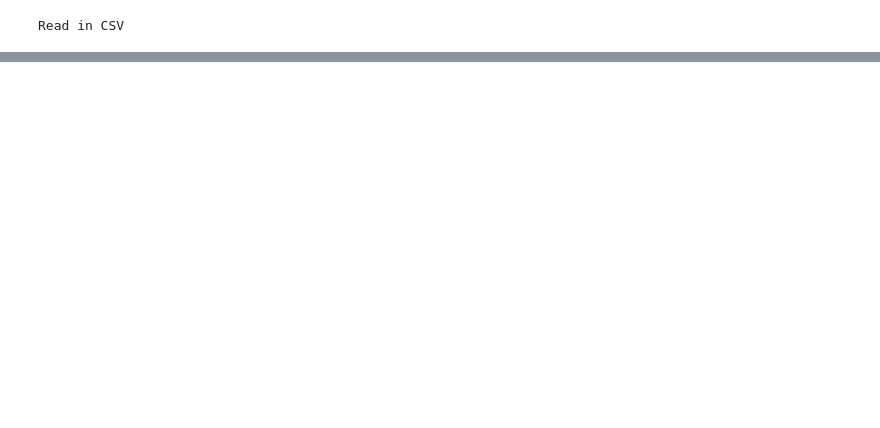
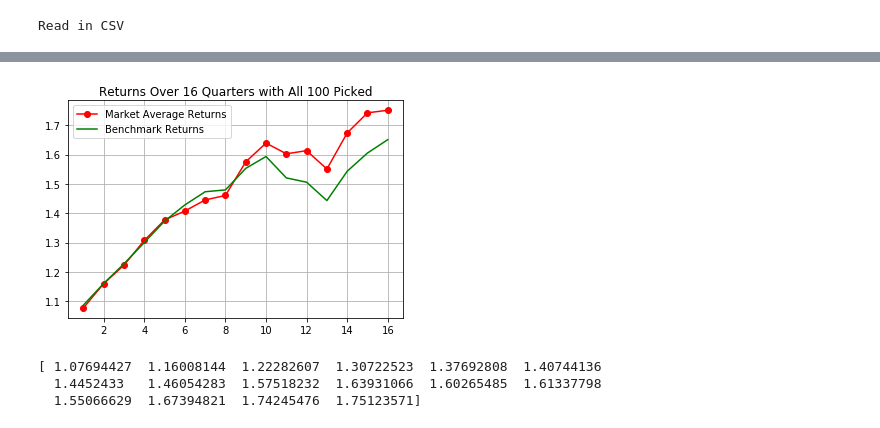
Before and after one commit to dguliani/stock_predictor, a Jupyter notebook: classify.ipynb, the cells around one changed output, grey strips where cells are left out. Cells and saved outputs as stored; diff of their text form; code cells hidden in the pictures; blank space fills up the shorter version.

```diff
--- a/classify.ipynb
+++ b/classify.ipynb
@@ -85,0 +332,22 @@ plt.show()
+# %%
+num_picks = 100
+picks, ret_actual, ret_pred = get_returns(num_picks)
+with open('temp_data.csv', 'a') as f:
+    writer = csv.writer(f)
+    writer.writerow(np.cumprod(ret_actual))
+trange = np.linspace(1,test_on, test_on)
+plt.figure()
+plt.plot(trange, np.cumprod(ret_actual), 'ro-', label='Market Average Returns')
+# plt.plot(trange, np.cumprod(ret_pred), 'bo-', label='Predicted Returns')
+plt.plot(trange, np.cumprod(ret_benchmark), 'g', label='Benchmark Returns')
+plt.title('Returns Over {} Quarters with All {} Picked'.format(test_on, num_picks))
+plt.legend()
+plt.grid(True)
+plt.show()
+
+print np.cumprod(ret_actual)
+# %% [output]
+[figure, added]
+[ 1.07694427  1.16008144  1.22282607  1.30722523  1.37692808  1.40744136
+  1.4452433   1.46054283  1.57518232  1.63931066  1.60265485  1.61337798
+  1.55066629  1.67394821  1.74245476  1.75123571]
```
Also changed, not shown: parts of 22 cells of this notebook, 2 other files.
